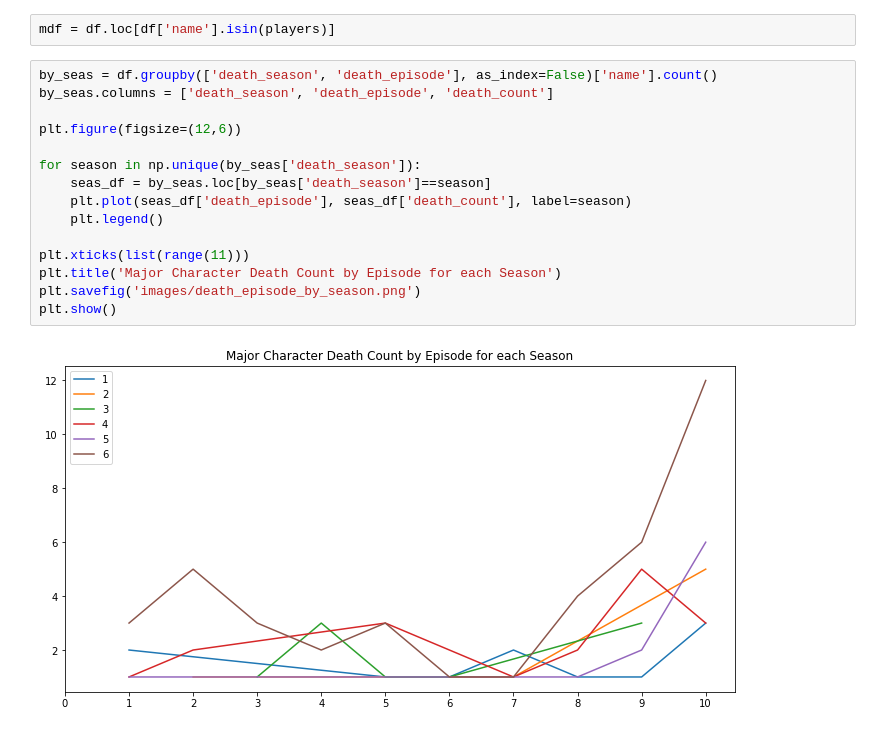
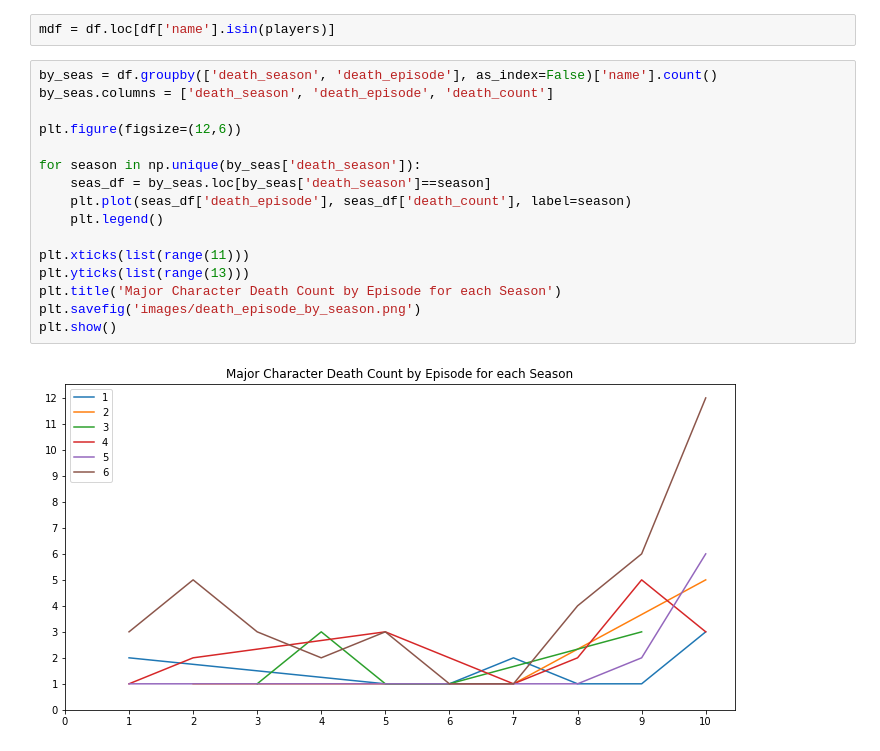
Before and after one commit to brent-lemieux/got, a Jupyter notebook: got_analysis.ipynb, the cells around one changed output. Cells and saved outputs as stored; diff of their text form.

```diff
--- a/got_analysis.ipynb
+++ b/got_analysis.ipynb
@@ -178,17 +178,18 @@ mdf = df.loc[df['name'].isin(players)]
 # %%
 by_seas = df.groupby(['death_season', 'death_episode'], as_index=False)['name'].count()
 by_seas.columns = ['death_season', 'death_episode', 'death_count']
 
 plt.figure(figsize=(12,6))
 
 for season in np.unique(by_seas['death_season']):
     seas_df = by_seas.loc[by_seas['death_season']==season]
     plt.plot(seas_df['death_episode'], seas_df['death_count'], label=season)
     plt.legend()
 
 plt.xticks(list(range(11)))
+plt.yticks(list(range(13)))
 plt.title('Major Character Death Count by Episode for each Season')
 plt.savefig('images/death_episode_by_season.png')
 plt.show()
 # %% [output]
-[figure, old version]
+[figure, new version]
```
